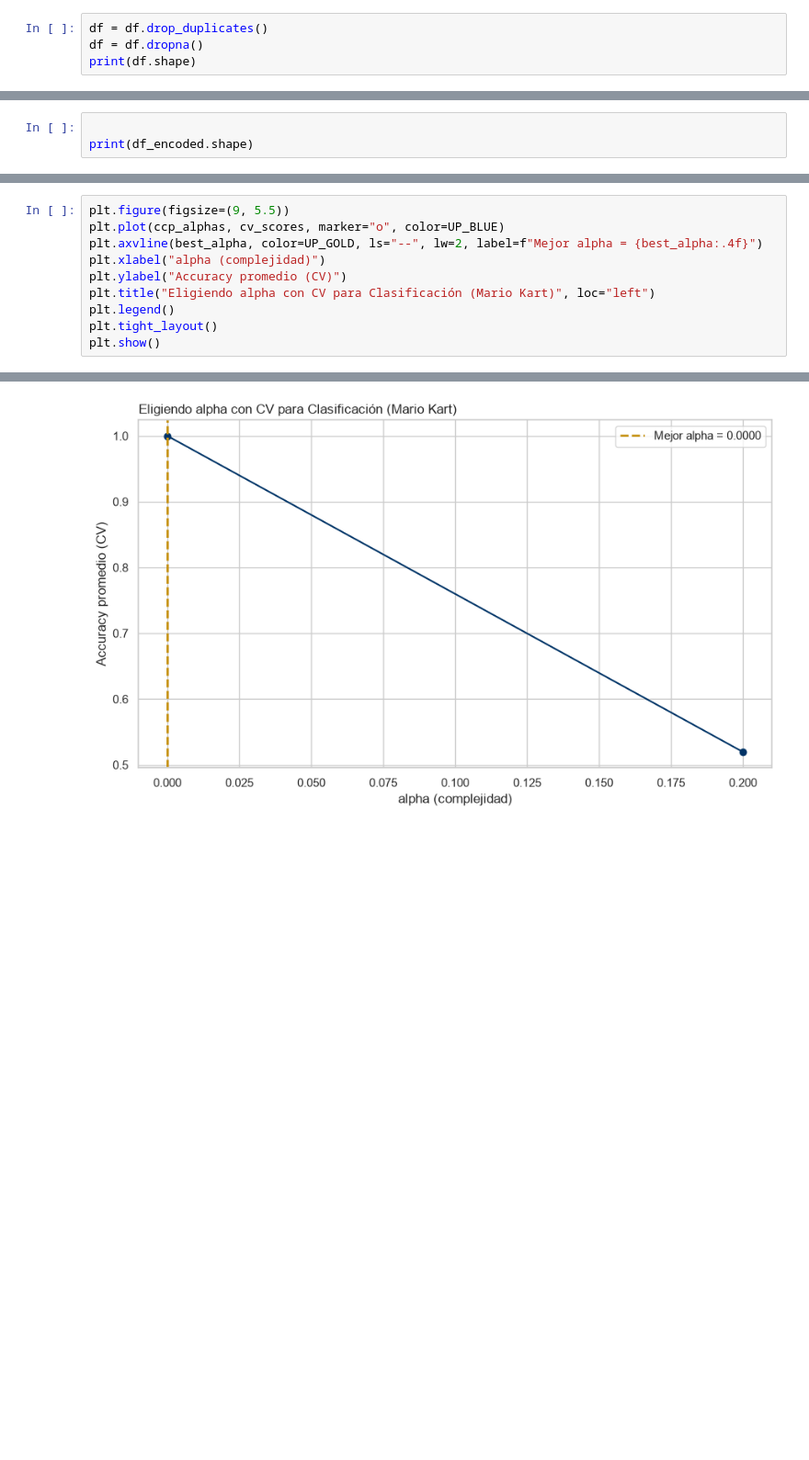
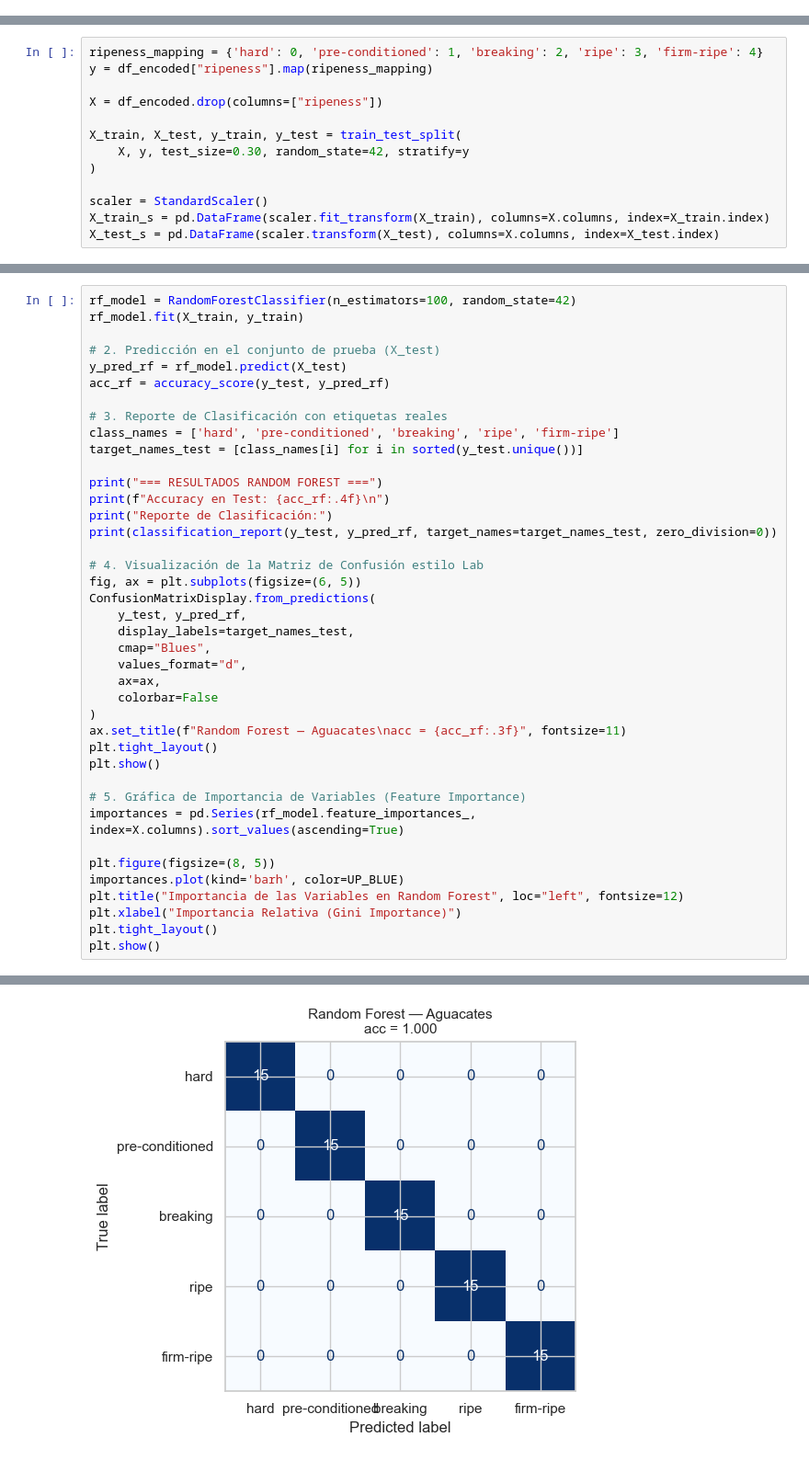
Before and after one commit to arantxavalenciaa/MarioKart_Classification_ML, a Jupyter notebook: model.ipynb, the cells around one changed output, grey strips where cells are left out. Shown at 92% size. Drawn from its saved outputs; the diff is of its cells as text; blank space fills up the shorter version.

Commit message:
[EDIT] 4 modelos implementados

```diff
--- a/model.ipynb
+++ b/model.ipynb
@@ -35,4 +80,0 @@ df.head()
-# %%
-df = df.drop_duplicates()
-df = df.dropna()
-print(df.shape)
@@ -49,3 +159,13 @@ df_encoded = pd.get_dummies(df, columns=categorical_features, drop_first=True, d
 # %%
+ripeness_mapping = {'hard': 0, 'pre-conditioned': 1, 'breaking': 2, 'ripe': 3, 'firm-ripe': 4}
+y = df_encoded["ripeness"].map(ripeness_mapping)
 
-print(df_encoded.shape)
+X = df_encoded.drop(columns=["ripeness"])
+
+X_train, X_test, y_train, y_test = train_test_split(
+    X, y, test_size=0.30, random_state=42, stratify=y
+)
+
+scaler = StandardScaler()
+X_train_s = pd.DataFrame(scaler.fit_transform(X_train), columns=X.columns, index=X_train.index)
+X_test_s = pd.DataFrame(scaler.transform(X_test), columns=X.columns, index=X_test.index)
@@ -174,11 +390,41 @@ pre-conditioned       1.00      1.00      1.00        15
 # %%
-plt.figure(figsize=(9, 5.5))
-plt.plot(ccp_alphas, cv_scores, marker="o", color=UP_BLUE)
-plt.axvline(best_alpha, color=UP_GOLD, ls="--", lw=2, label=f"Mejor alpha = {best_alpha:.4f}")
-plt.xlabel("alpha (complejidad)")
-plt.ylabel("Accuracy promedio (CV)")
-plt.title("Eligiendo alpha con CV para Clasificación (Mario Kart)", loc="left")
-plt.legend()
+rf_model = RandomForestClassifier(n_estimators=100, random_state=42)
+rf_model.fit(X_train, y_train)
+
+# 2. Predicción en el conjunto de prueba (X_test)
+y_pred_rf = rf_model.predict(X_test)
+acc_rf = accuracy_score(y_test, y_pred_rf)
+
+# 3. Reporte de Clasificación con etiquetas reales
+class_names = ['hard', 'pre-conditioned', 'breaking', 'ripe', 'firm-ripe']
+target_names_test = [class_names[i] for i in sorted(y_test.unique())]
+
+print("=== RESULTADOS RANDOM FOREST ===")
+print(f"Accuracy en Test: {acc_rf:.4f}\n")
+print("Reporte de Clasificación:")
+print(classification_report(y_test, y_pred_rf, target_names=target_names_test, zero_division=0))
+
+# 4. Visualización de la Matriz de Confusión estilo Lab
+fig, ax = plt.subplots(figsize=(6, 5))
+ConfusionMatrixDisplay.from_predictions(
+    y_test, y_pred_rf,
+    display_labels=target_names_test,
+    cmap="Blues",
+    values_format="d",
+    ax=ax,
+    colorbar=False
+)
+ax.set_title(f"Random Forest — Aguacates\nacc = {acc_rf:.3f}", fontsize=11)
 plt.tight_layout()
 plt.show()
+
+# 5. Gráfica de Importancia de Variables (Feature Importance)
+importances = pd.Series(rf_model.feature_importances_, index=X.columns).sort_values(ascending=True)
+
+plt.figure(figsize=(8, 5))
+importances.plot(kind='barh', color=UP_BLUE)
+plt.title("Importancia de las Variables en Random Forest", loc="left", fontsize=12)
+plt.xlabel("Importancia Relativa (Gini Importance)")
+plt.tight_layout()
+plt.show()
 # %% [output]
@@ -185 +446 @@ plt.show()
-[figure, old version]
+[figure, new version]
```
Also changed, not shown: parts of 38 cells of this notebook.
